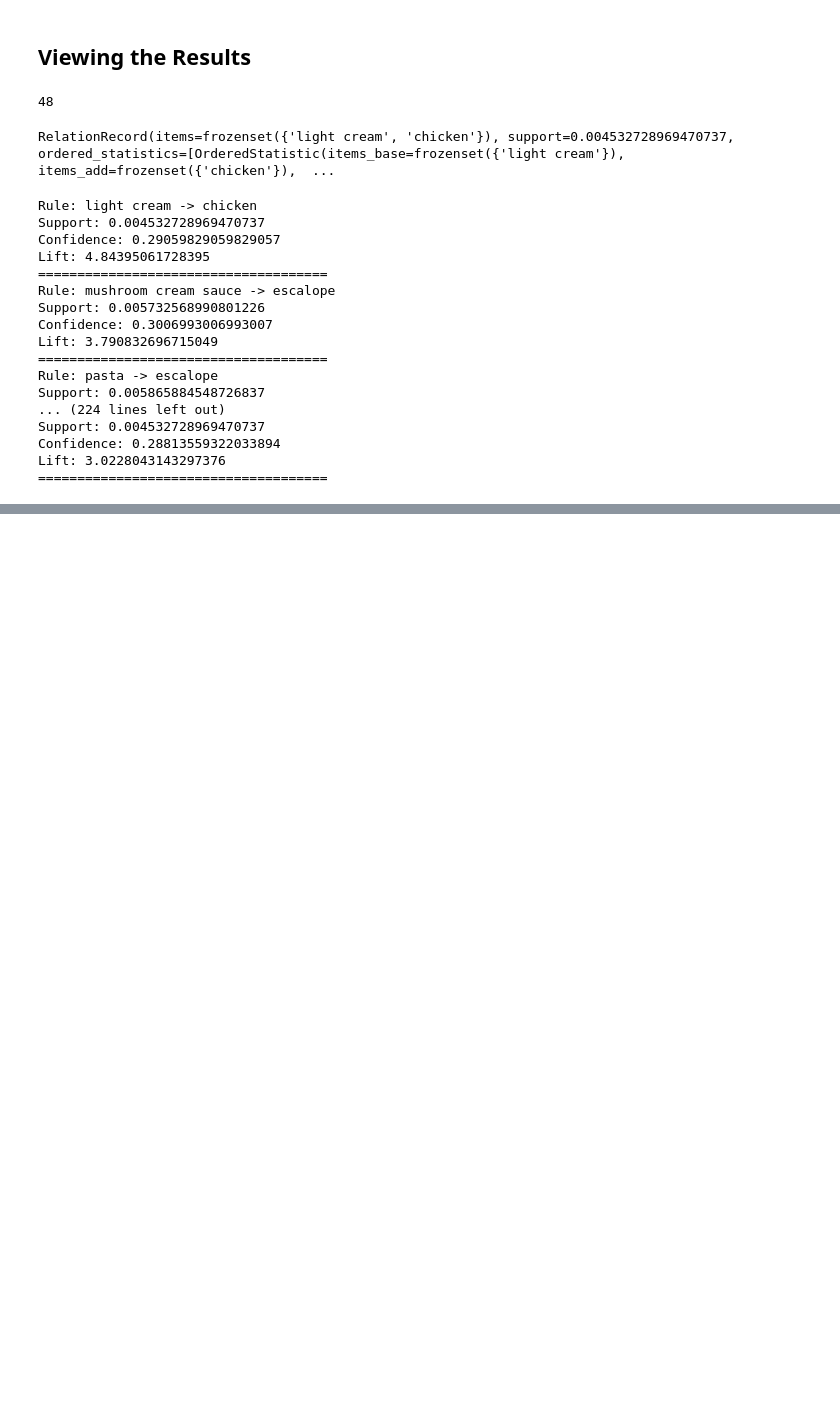
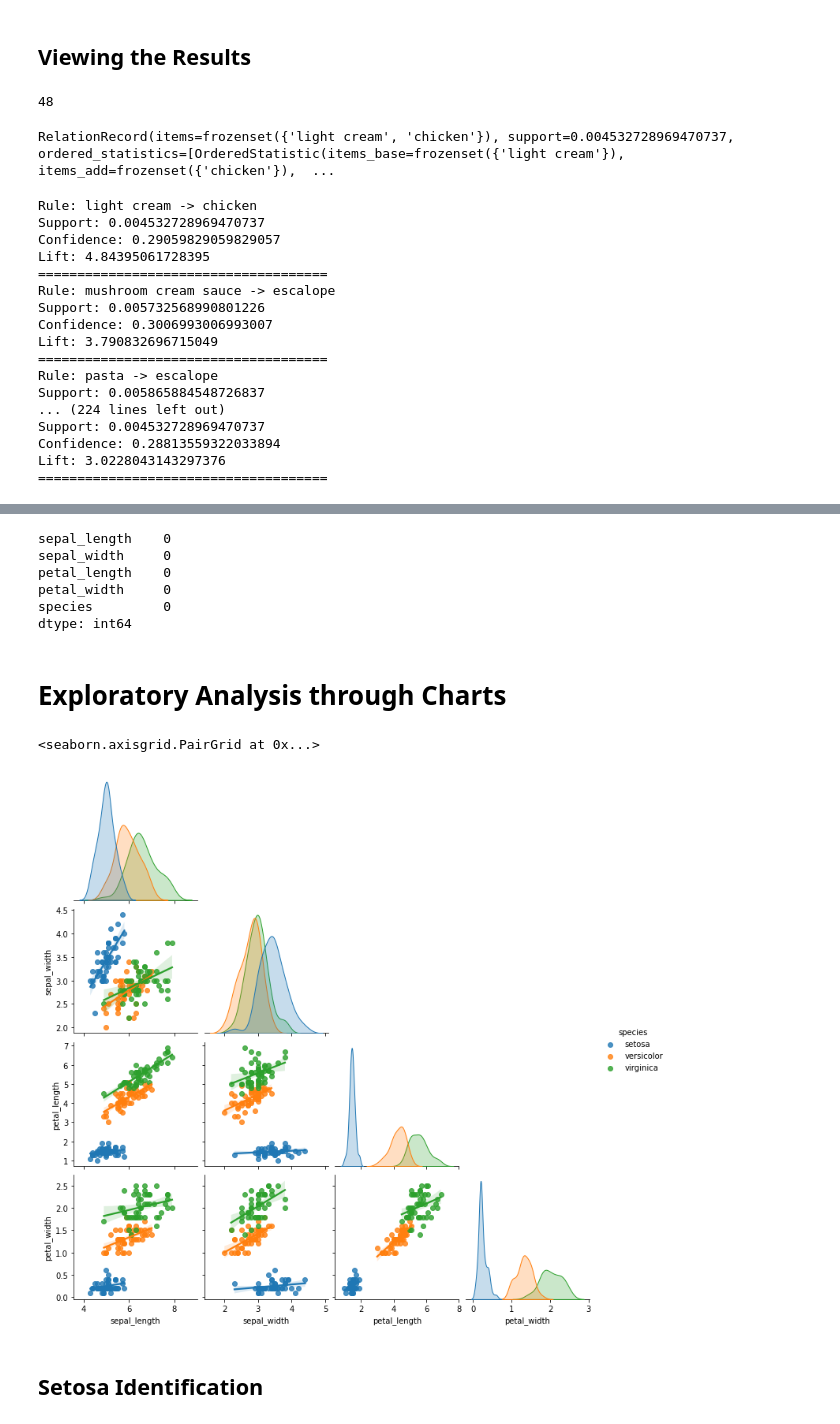
Before and after one commit to fridymandita/TKB, a Jupyter notebook: Data_Mining_Using_Colab.ipynb, the cells around one changed output, grey strips where cells are left out. Drawn from its saved outputs; the diff is of its cells as text; code cells hidden in the pictures; blank space fills up the shorter version.

```diff
--- a/Data_Mining_Using_Colab.ipynb
+++ b/Data_Mining_Using_Colab.ipynb
@@ -106,0 +109,3 @@ Lift: 3.0228043143297376
+# %%
+import seaborn as sns
+iris = sns.load_dataset("iris")
@@ -106,0 +172,18 @@ Lift: 3.0228043143297376
+# %%
+iris.isnull().sum()
+# %% [output]
+sepal_length    0
+sepal_width     0
+petal_length    0
+petal_width     0
+species         0
+dtype: int64
+# %% [markdown]
+# **Exploratory Analysis through Charts**
+# %%
+sns.pairplot(iris, hue="species", corner=True, kind='reg')
+# %% [output]
+<seaborn.axisgrid.PairGrid at 0x...>
+[figure, added]
+# %% [markdown]
+ ## **Setosa Identification**
```
Also changed, not shown: parts of 13 cells of this notebook.
